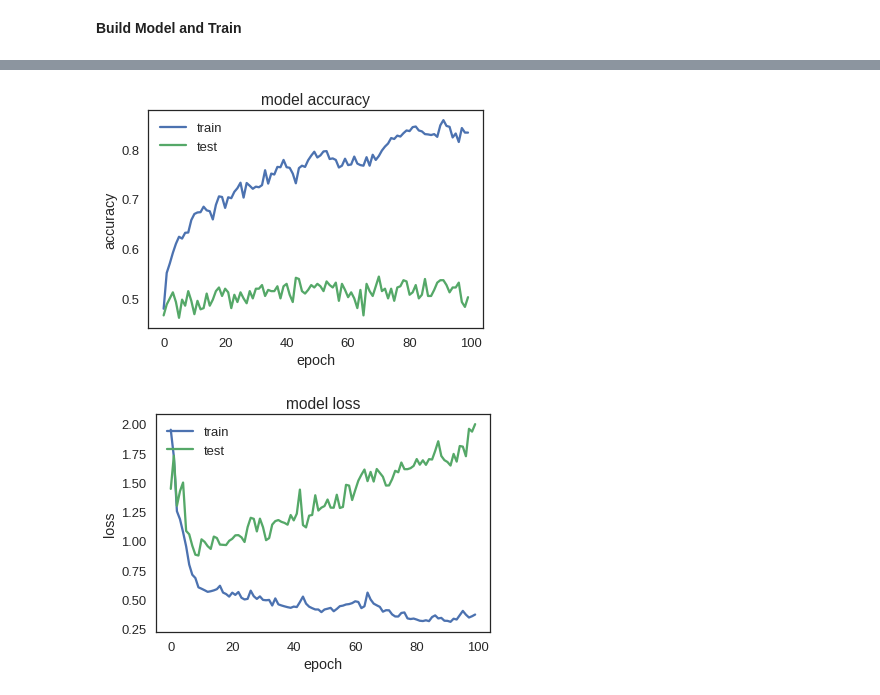
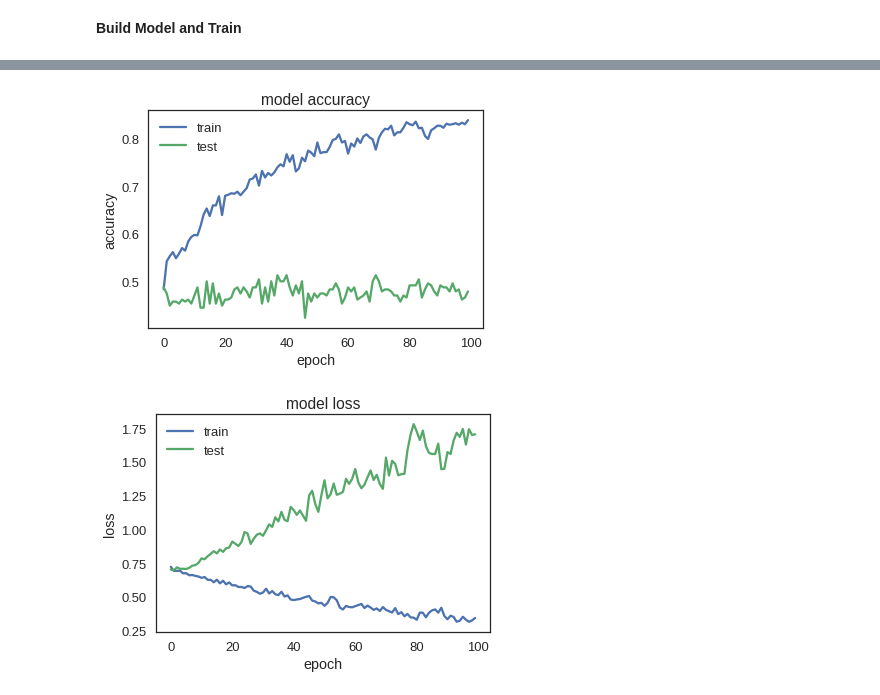
Before and after one commit to kylemath/EEG-Classification, a Jupyter notebook: notebooks/CNN_LSTM_Muse_Kyle.ipynb, the cells around one changed output, grey strips where cells are left out. Cells and saved outputs as stored; diff of their text form; code cells hidden in the pictures.

Commit message:
Added bottleneck, works pretty well on single subjects, works on other experiments!

```diff
--- a/notebooks/CNN_LSTM_Muse_Kyle.ipynb
+++ b/notebooks/CNN_LSTM_Muse_Kyle.ipynb
@@ -154,10 +154,16 @@ subs = [101, 102, 103, 104, 105, 106, 108, 109, 110, 111, 112,
 
 #subs = [ 205, 207, 208, 209]
 
-#subs = [ 302]
+#subs = [ 4]
+
 
 data_dir = 'visual/cueing'
 event_ids = ['LeftCue','RightCue']
+
+#data_dir = 'visual/SSVEP'
+#event_ids = ['F1','F2']
+
+
 sfreq=256.
 
 #filter
@@ -165,7 +171,7 @@ eeg_filter_highpass = 1
 eeg_filter_lowpass = 30
 
 #artifact rejection
-rej_thresh_uV = 500
+rej_thresh_uV = 250
 rej_thresh = rej_thresh_uV*1e-6
 
 #trial epoch limits (must all work together with decimation and frequencies to create square)
@@ -201,14 +207,17 @@ Parameters Set
 # %%
 #Load Data
 print('Loading Data')
+
 isub = subs[0]
 print(isub)
 raw = utils.load_data(data_dir, sfreq=sfreq ,subject_nb=isub, session_nb=1)
 raw.append(utils.load_data(data_dir, sfreq=sfreq,subject_nb=isub, session_nb=2))
-for isub in subs[1:]:
-  print(isub)
-  raw.append(utils.load_data(data_dir, sfreq=sfreq,subject_nb=isub, session_nb=1))
-  raw.append(utils.load_data(data_dir, sfreq=sfreq,subject_nb=isub, session_nb=2))
+
+if len(subs)>1:
+  for isub in subs[1:]:
+    print(isub)
+    raw.append(utils.load_data(data_dir, sfreq=sfreq,subject_nb=isub, session_nb=1))
+    raw.append(utils.load_data(data_dir, sfreq=sfreq,subject_nb=isub, session_nb=2))
 
 #Filtering
 print('Filtering Data')
@@ -361,7 +370,10 @@ X Examples:
 #DenseFeedforward Network
 model = Sequential()
 model.add(Flatten())
-model.add(Dense(100, activation='relu', input_dim=input_shape))
+model.add(Dense(10, activation='relu', input_dim=input_shape))
+model.add(Dropout(.20))
+model.add(Dense(4, activation='relu'))
+model.add(Dense(10, activation='relu', input_dim=input_shape))
 model.add(Dense(2, activation='softmax'))
 
 
@@ -439,5 +451,5 @@ Trainable params: 960,702
 Non-trainable params: 0
 _________________________________________________________________
 dict_keys(['val_loss', 'val_acc', 'loss', 'acc'])
-[figure, old version]
+[figure, new version]
-[figure, old version]
+[figure, new version]
```
Also changed, not shown: parts of 4 cells of this notebook.
